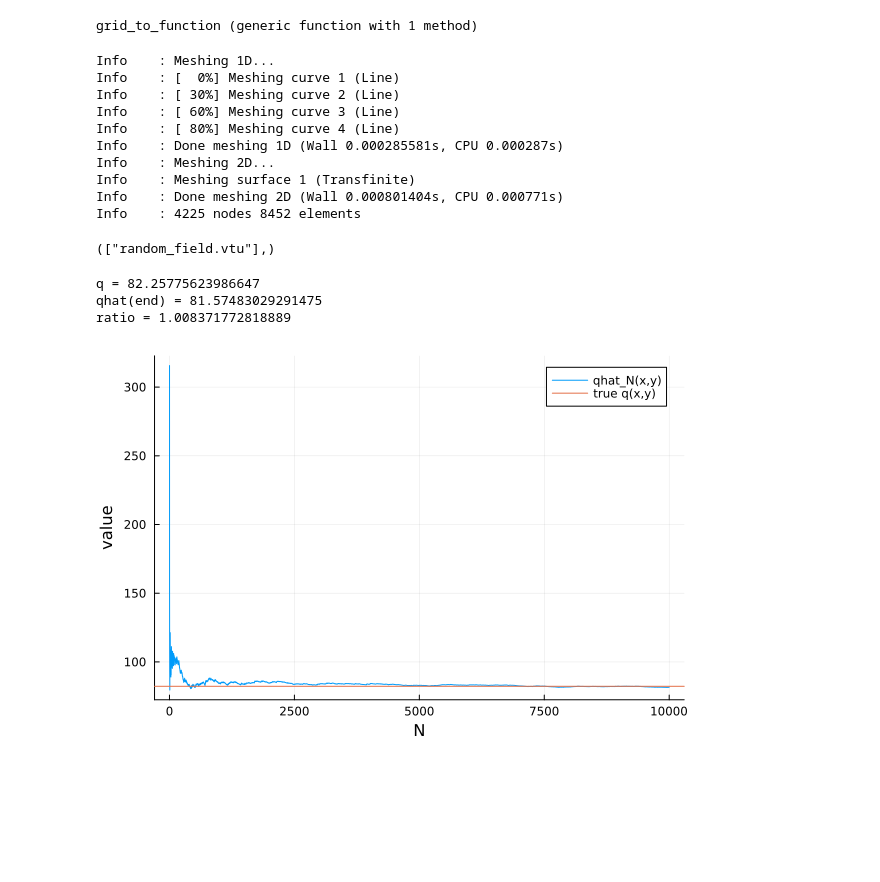
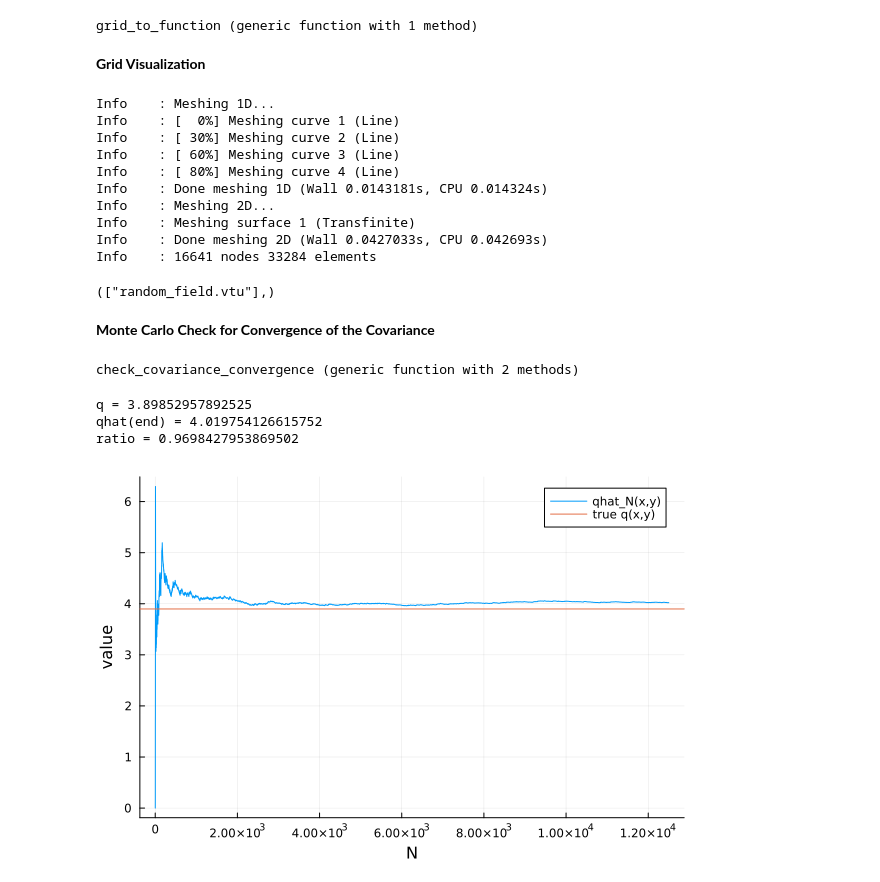
Before and after one commit to abbe-snabb/examensarbete-simulering-stokastisk-vagekvation, a Jupyter notebook: work/circulantembedding.ipynb, the cells around one changed output. Saved outputs shown, nothing was run; the diff lists cells and outputs as text; code cells hidden in the pictures; blank space fills up the shorter version.

Commit message:
Circulant embedding almost done

```diff
--- a/work/circulantembedding.ipynb
+++ b/work/circulantembedding.ipynb
@@ -168,10 +180,14 @@ function grid_to_function(Z,m0)
 end
 # %% [output]
 grid_to_function (generic function with 1 method)
+# %% [markdown]
+**Grid Visualization**
 # %%
-h = 1/64
-v = 10
-p = 25
+h = 1/128
+
+σ  = 2
+v = 0.65
+p  = 0.35
 
 model = create_square_model(h)
 
@@ -182,7 +198,8 @@ U = TrialFESpace(V)
 
 m0 = Int(round(1/h))
 
-Z, m = sample_random_field(m0, v, p; rng=MersenneTwister(1))
+rng=MersenneTwister(4545)
+Z, m = sample_random_field(m0, σ, v, p, rng)
 
 f = grid_to_function(Z,m0)
 
@@ -197,30 +214,57 @@ Info    : [  0%] Meshing curve 1 (Line)
 Info    : [ 30%] Meshing curve 2 (Line)
 Info    : [ 60%] Meshing curve 3 (Line)
 Info    : [ 80%] Meshing curve 4 (Line)
-Info    : Done meshing 1D (Wall 0.000285581s, CPU 0.000287s)
+Info    : Done meshing 1D (Wall 0.0143181s, CPU 0.014324s)
 Info    : Meshing 2D...
 Info    : Meshing surface 1 (Transfinite)
-Info    : Done meshing 2D (Wall 0.000801404s, CPU 0.000771s)
-Info    : 4225 nodes 8452 elements
+Info    : Done meshing 2D (Wall 0.0427033s, CPU 0.042693s)
+Info    : 16641 nodes 33284 elements
 (["random_field.vtu"],)
+# %% [markdown]
+**Monte Carlo Check for Convergence of the Covariance**
+# %%
+function check_covariance_convergence(m0, σ, v, p, N, point1, point2, seed)
+
+    rng = MersenneTwister(seed)
+
+    m, λ = algorithm1(m0, σ, v, p)
+
+    ix, iy = point1
+    jx, jy = point2
+
+    running = zeros(Float64, N)
+    sxy = 0.0
+
+    for n in 1:N
+        Z = algorithm2(m0, m, λ, rng)
+
+        X = Z[ix, iy]
+        Y = Z[jx, jy]
+
+        sxy += X*Y
+        running[n] = sxy / n
+    end
+
+    q = q_true(m0, σ, v, p, point1, point2)
+
+    return running, q
+end
+# %% [output]
+check_covariance_convergence (generic function with 2 methods)
 # %%
-v  = 10.0
-p  = 25.0
-ρ(dx,dy) = v^2 * exp(-p * sqrt(dx^2 + dy^2))
-
 m0 = 128
-running, q, x, y, m = check_covariance_convergence(m0, v, p; N=10000, x_idx=(10,20), y_idx=(11,20))
+running, q = check_covariance_convergence(m0, σ, v, p, 12500, (21,25), (22,27), 1337)
 
 println("q = ", q)
 println("qhat(end) = ", running[end])
 println("ratio = ", q / running[end])
 
 plot(running, label="qhat_N(x,y)")
 hline!([q], label="true q(x,y)")
 xlabel!("N")
 ylabel!("value")
 # %% [output]
-q = 82.25775623986647
-qhat(end) = 81.57483029291475
-ratio = 1.008371772818889
+q = 3.89852957892525
+qhat(end) = 4.019754126615752
+ratio = 0.9698427953869502
-[figure, old version]
+[figure, new version]
```
Also changed, not shown: parts of 7 cells of this notebook, 1 other file.
